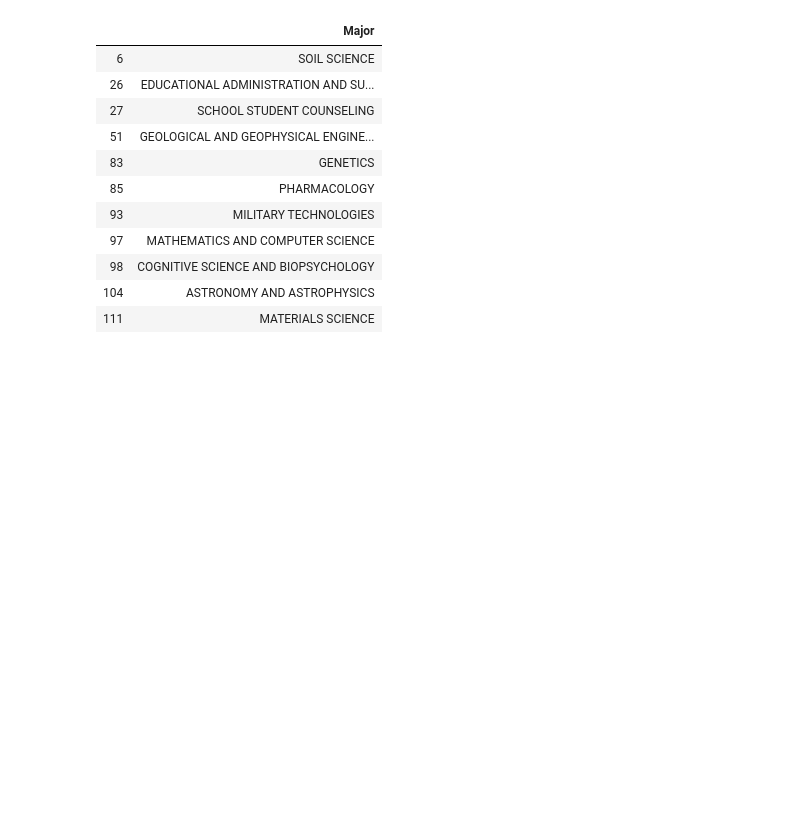
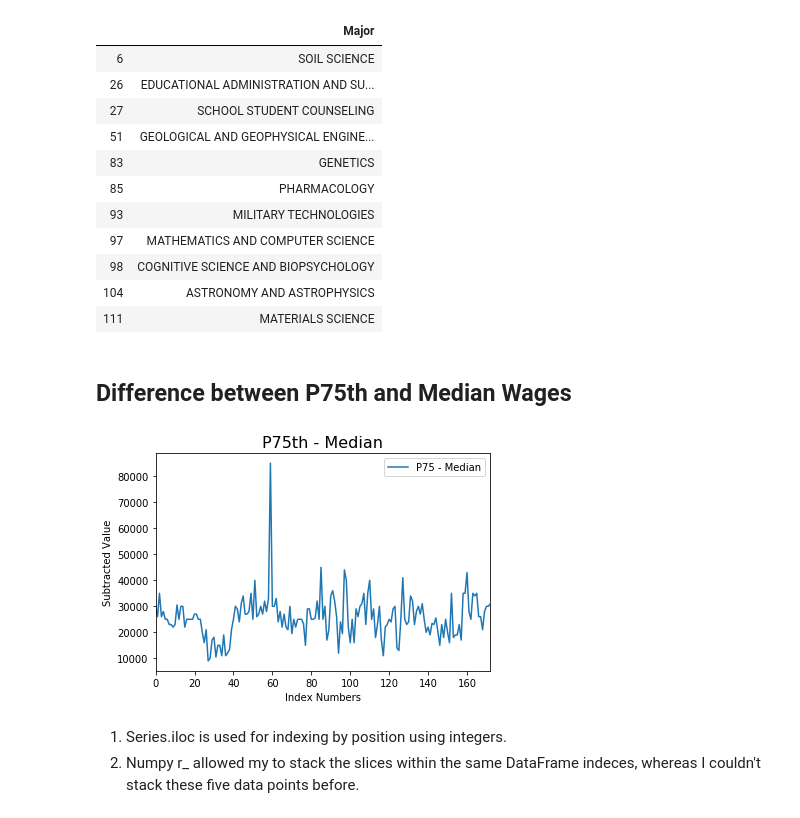
Before and after one commit to michaeltait3/College-Majors-Report, a Jupyter notebook: report.ipynb, the cells around one changed output. Drawn from its saved outputs; the diff is of its cells as text; code cells hidden in the pictures; blank space fills up the shorter version.

```diff
--- a/report.ipynb
+++ b/report.ipynb
@@ -114,3 +116,18 @@ pd.DataFrame(major_data[(major_data['Total'] < 7500)]['Major'])
 | 98 | COGNITIVE SCIENCE AND BIOPSYCHOLOGY |
 | 104 | ASTRONOMY AND ASTROPHYSICS |
 | 111 | MATERIALS SCIENCE |
+# %% [markdown]
+
+## Difference between P75th and Median Wages
+# %%
+df1 = major_data['P75th']
+df2 = major_data['Median']
+major_data['P75 - Median'] = df1 - df2
+major_data[['Major', 'P75 - Median']].plot()
+major_data[['Major', 'P75 - Median']].iloc[pd.np.r_[59:60, 85:86, 97:98, 127:128, 160:161]]
+plt.title('P75th - Median', fontsize=16), plt.xlabel('Index Numbers'), plt.ylabel('Subtracted Value');
+# %% [output]
+[figure, added]
+# %% [markdown]
+1. Series.iloc is used for indexing by position using integers.
+2. Numpy r_ allowed my to stack the slices within the same DataFrame indeces, whereas I couldn't stack these five data points before.
```
Also changed, not shown: parts of 10 cells of this notebook.
